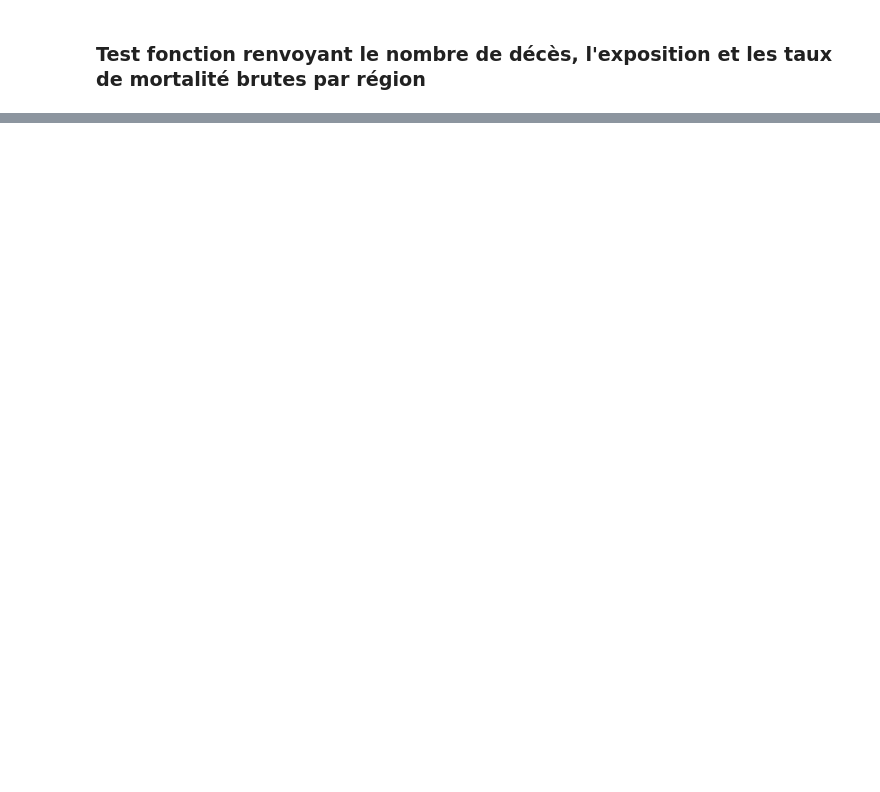
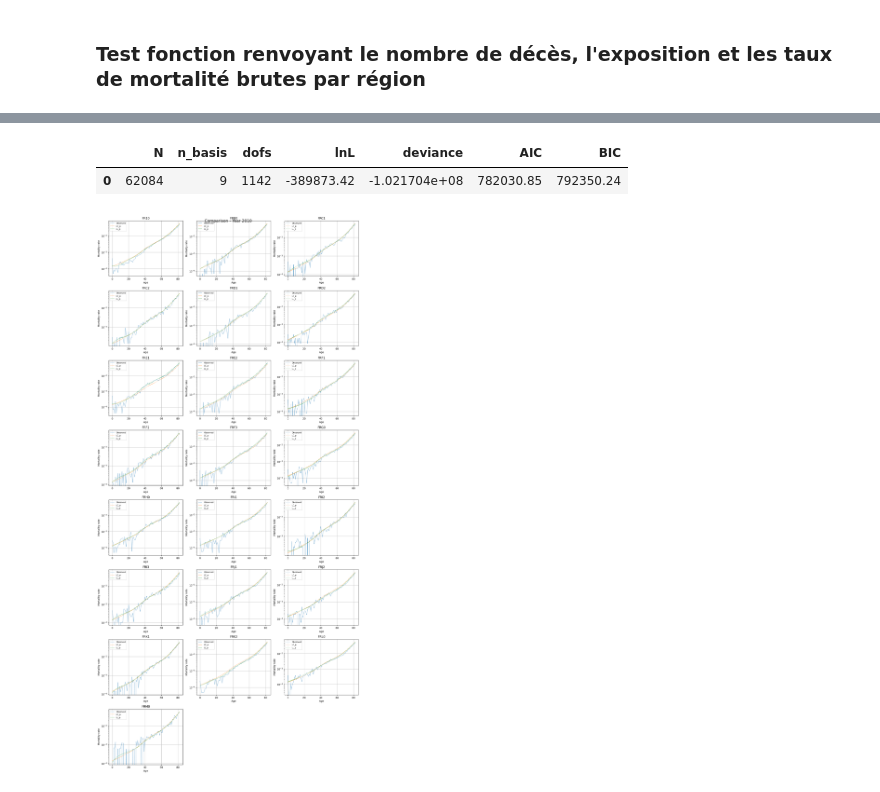
Before and after one commit to detralytics/morta_nuts2, a Jupyter notebook: notebook/exploration.ipynb, the cells around one changed output, grey strips where cells are left out. Saved outputs shown, nothing was run; the diff lists cells and outputs as text; code cells hidden in the pictures; blank space fills up the shorter version.

```diff
--- a/notebook/exploration.ipynb
+++ b/notebook/exploration.ipynb
@@ -101,0 +196,10 @@ test_table = mortality_by_region(mxt_raw,Lxt_raw,Dxt_raw,regions,gender="M",coun
+# %%
+degree = 2
+n_knots = 8
+
+# Construction base spline pour connaître n_basis
+B, knots, n_basis = make_bspline_basis(xv, degree, n_knots)
+
+ax_coef_init = np.zeros(n_basis)
+bx_coef_init = np.zeros((len(regions), n_basis))
+kappa_init = np.zeros(len(tv))
@@ -101,0 +252,18 @@ test_table = mortality_by_region(mxt_raw,Lxt_raw,Dxt_raw,regions,gender="M",coun
+# %%
+resultat_llp = LiLee_p_fit(
+    alpha_coef_init,
+    beta_coef_init,
+    beta_g_coef_init,
+    kappa_init,
+    kappa_g_init,
+    Extg,
+    Dxtg,
+    xv,
+    tv,
+    degree=2,
+    n_knots=8,
+    lam=10.0,
+    diff_order=2,
+    nb_iter=500,
+    verbose=True
+)
@@ -101,0 +288,13 @@ test_table = mortality_by_region(mxt_raw,Lxt_raw,Dxt_raw,regions,gender="M",coun
+# %%
+resultat_llp["curves"]
+# %% [output]
+|  | N | n_basis | dofs | lnL | deviance | AIC | BIC |
+| 0 | 62084 | 9 | 1142 | -389873.42 | -1.021704e+08 | 782030.85 | 792350.24 |
+# %%
+mu_obs = Dxtg / Extg
+curves = {
+    "Observed": mu_obs,
+    #"LC": mu_hat_lc,
+    "LC_p": result_lcp["fitted_values"]["mu"],
+    "LL_p": resultat_llp["fitted_values"]["mu"]
+}
@@ -101,0 +370,10 @@ test_table = mortality_by_region(mxt_raw,Lxt_raw,Dxt_raw,regions,gender="M",coun
+# %%
+plot_models_by_region(
+    x_values=xv,
+    curves_dict=curves,
+    year_to_plot=2010,
+    tv=tv,
+    regions=regions
+)
+# %% [output]
+[figure, added]
```
Also changed, not shown: parts of 40 cells of this notebook, 22 other files.
